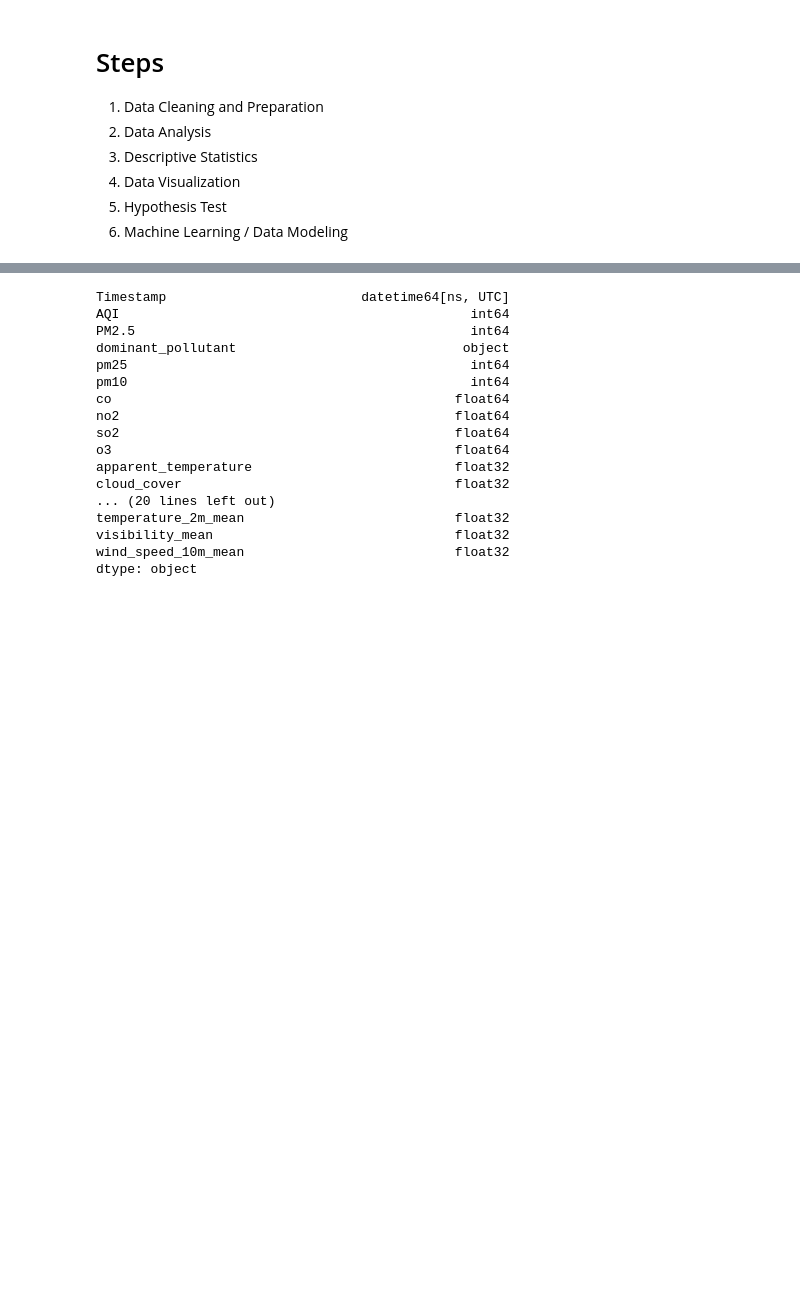
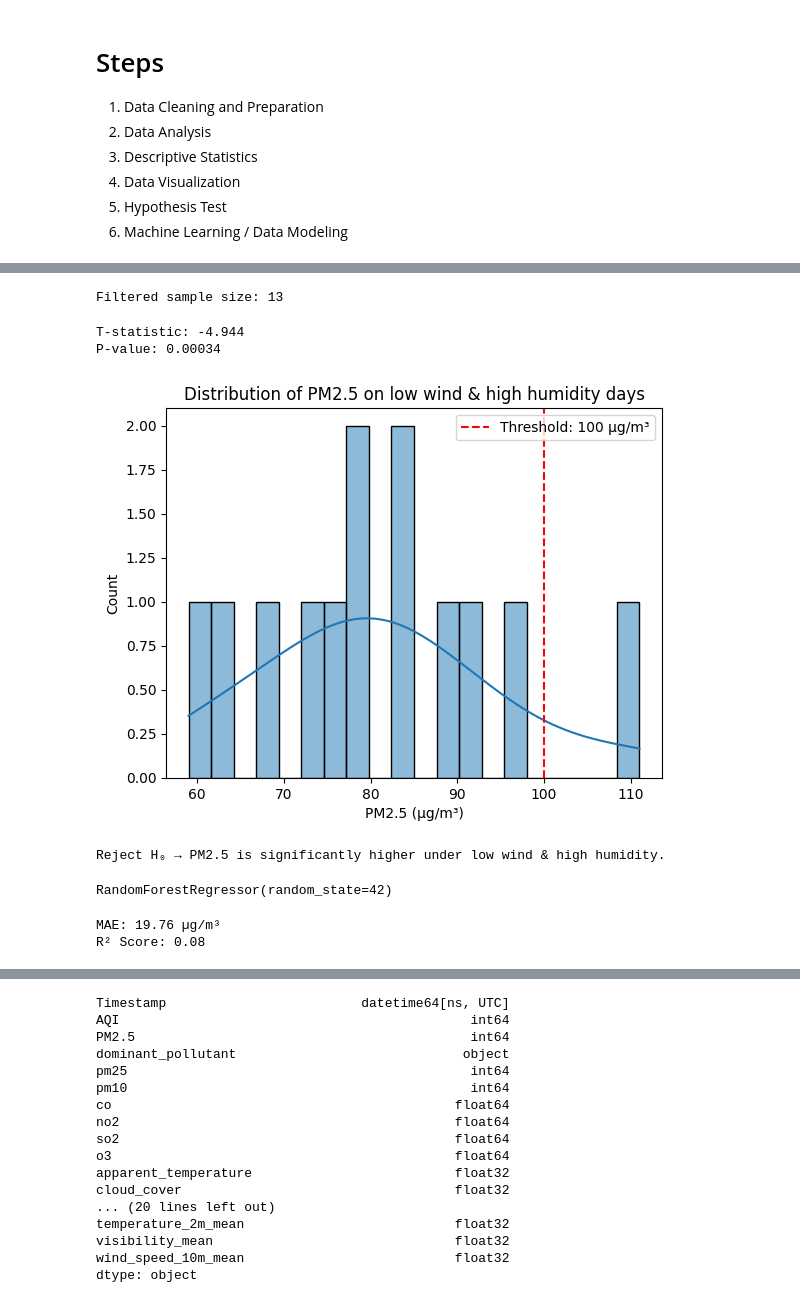
Before and after one commit to NusratBegum/Data-Science-Final-Project, a Jupyter notebook: main.ipynb, the cells around one changed output, grey strips where cells are left out. Cells and saved outputs as stored; diff of their text form; code cells hidden in the pictures; blank space fills up the shorter version.

```diff
--- a/main.ipynb
+++ b/main.ipynb
@@ -415,0 +547,37 @@ display(cleaned_df)
+# %%
+subset = hypothesis_1_df[(hypothesis_1_df['WindSpeed'] < 6.0) & (hypothesis_1_df['Humidity'] > 70)]
+pm25_values = subset['PM2.5'].dropna()
+print(f"Filtered sample size: {len(pm25_values)}")
+# %% [output]
+Filtered sample size: 13
+# %%
+from scipy import stats
+
+# H0: mean = 100
+t_stat, p_value = stats.ttest_1samp(pm25_values, 100)
+
+print(f"T-statistic: {t_stat:.3f}")
+print(f"P-value: {p_value:.5f}")
+# %% [output]
+T-statistic: -4.944
+P-value: 0.00034
+# %%
+import seaborn as sns
+import matplotlib.pyplot as plt
+
+sns.histplot(pm25_values, bins=20, kde=True)
+plt.axvline(100, color='r', linestyle='--', label='Threshold: 100 µg/m³')
+plt.title("Distribution of PM2.5 on low wind & high humidity days")
+plt.xlabel("PM2.5 (µg/m³)")
+plt.legend()
+plt.show()
+# %% [output]
+[figure, added]
+# %%
+alpha = 0.05
+if p_value < alpha:
+    print("Reject H₀ → PM2.5 is significantly higher under low wind & high humidity.")
+else:
+    print("Fail to reject H₀ → No significant difference in PM2.5 under those conditions.")
+# %% [output]
+Reject H₀ → PM2.5 is significantly higher under low wind & high humidity.
@@ -415,0 +594,19 @@ display(cleaned_df)
+# %%
+from sklearn.ensemble import RandomForestRegressor
+
+model = RandomForestRegressor(n_estimators=100, random_state=42)
+model.fit(X_train, y_train)
+# %% [output]
+RandomForestRegressor(random_state=42)
+# %%
+from sklearn.metrics import mean_absolute_error, r2_score
+
+y_pred = model.predict(X_test)
+mae = mean_absolute_error(y_test, y_pred)
+r2 = r2_score(y_test, y_pred)
+
+print(f"MAE: {mae:.2f} µg/m³")
+print(f"R² Score: {r2:.2f}")
+# %% [output]
+MAE: 19.76 µg/m³
+R² Score: 0.08
```
Also changed, not shown: parts of 43 cells of this notebook.
